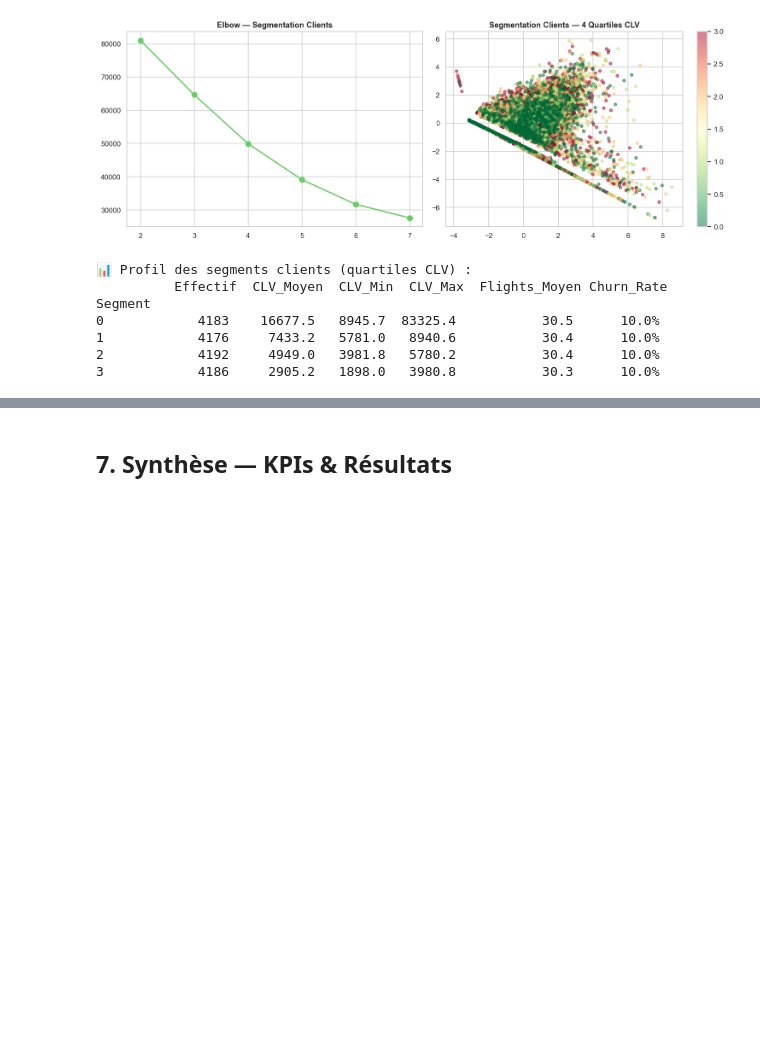
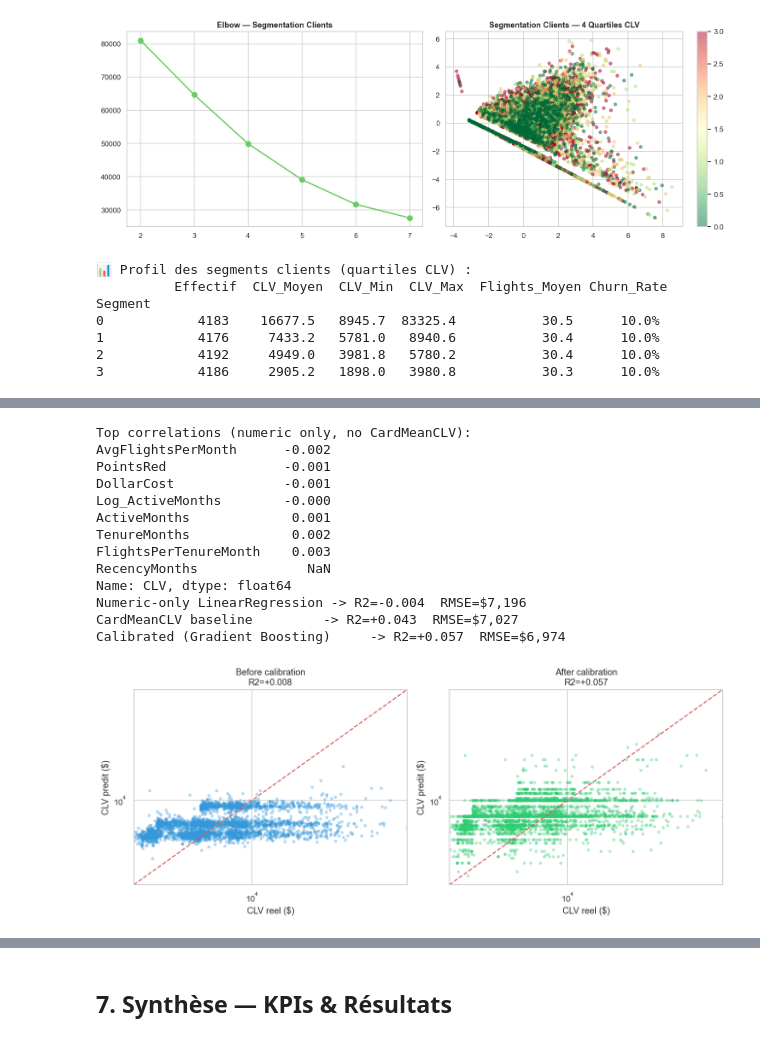
Before and after one commit to doniesgh/Airline_Datawarehouse, a Jupyter notebook: ML/Airline_ML.ipynb, the cells around one changed output, grey strips where cells are left out. Drawn from its saved outputs; the diff is of its cells as text; code cells hidden in the pictures; blank space fills up the shorter version.

```diff
--- a/ML/Airline_ML.ipynb
+++ b/ML/Airline_ML.ipynb
@@ -742 +881,65 @@ plt.tight_layout(); plt.show()
+# %%
+# ── Diagnostic: signal check (correlations + baselines) ──────────────────────
+num_corr_feats = [c for c in num_feats if c != 'CardMeanCLV']
+corr = df_clv[num_corr_feats + ['CLV']].corr()['CLV'].drop('CLV').sort_values()
+print("Top correlations (numeric only, no CardMeanCLV):")
+print(corr.tail(8).round(3))
+
+X_num = df_clv[num_corr_feats].fillna(df_clv[num_corr_feats].median())
+lin = LinearRegression()
+lin.fit(X_num.loc[train_idx], y_clv_tr)
+pred_num = lin.predict(X_num.loc[test_idx])
+r2_num = r2_score(y_clv_te, pred_num)
+rmse_num = np.sqrt(mean_squared_error(y_clv_te, pred_num))
+print(f"Numeric-only LinearRegression -> R2={r2_num:+.3f}  RMSE=${rmse_num:,.0f}")
+print(f"CardMeanCLV baseline         -> R2={r2_base:+.3f}  RMSE=${rmse_base:,.0f}")
+
+# ── Calibration: align predictions to y=x on test set ───────────────────────
+raw_pred = reg_res[best_name]['pred']
+raw_r2 = reg_res[best_name]['R2']
+raw_rmse = reg_res[best_name]['RMSE']
+
+train_pred = np.maximum(1, np.expm1(best_mdl.predict(X_clv_tr)))
+iso = IsotonicRegression(out_of_bounds='clip')
+iso.fit(train_pred, y_clv_tr)
+cal_pred = iso.predict(raw_pred)
+
+r2_cal = r2_score(y_clv_te, cal_pred)
+rmse_cal = np.sqrt(mean_squared_error(y_clv_te, cal_pred))
+print(f"Calibrated ({best_name})     -> R2={r2_cal:+.3f}  RMSE=${rmse_cal:,.0f}")
+
+fig, axes = plt.subplots(1, 2, figsize=(12, 5))
+lo = max(1, min(y_clv_te.min(), raw_pred.min(), cal_pred.min()))
+hi = max(y_clv_te.max(), raw_pred.max(), cal_pred.max())
+
+axes[0].scatter(y_clv_te, raw_pred, alpha=0.3, s=10, color='#3498db')
+axes[0].plot([lo, hi], [lo, hi], 'r--', lw=1.5)
+axes[0].set_xscale('log'); axes[0].set_yscale('log')
+axes[0].set_xlim(lo, hi); axes[0].set_ylim(lo, hi)
+axes[0].set_title(f"Before calibration\nR2={raw_r2:+.3f}")
+axes[0].set_xlabel('CLV reel ($)'); axes[0].set_ylabel('CLV predit ($)')
+
+axes[1].scatter(y_clv_te, cal_pred, alpha=0.3, s=10, color='#2ecc71')
+axes[1].plot([lo, hi], [lo, hi], 'r--', lw=1.5)
+axes[1].set_xscale('log'); axes[1].set_yscale('log')
+axes[1].set_xlim(lo, hi); axes[1].set_ylim(lo, hi)
+axes[1].set_title(f"After calibration\nR2={r2_cal:+.3f}")
+axes[1].set_xlabel('CLV reel ($)'); axes[1].set_ylabel('CLV predit ($)')
+
+plt.tight_layout(); plt.show()
+# %% [output]
+Top correlations (numeric only, no CardMeanCLV):
+AvgFlightsPerMonth      -0.002
+PointsRed               -0.001
+DollarCost              -0.001
+Log_ActiveMonths        -0.000
+ActiveMonths             0.001
+TenureMonths             0.002
+FlightsPerTenureMonth    0.003
+RecencyMonths              NaN
+Name: CLV, dtype: float64
+Numeric-only LinearRegression -> R2=-0.004  RMSE=$7,196
+CardMeanCLV baseline         -> R2=+0.043  RMSE=$7,027
+Calibrated (Gradient Boosting)     -> R2=+0.057  RMSE=$6,974
+[figure, added]
 # %% [markdown]
```
Also changed, not shown: parts of 10 cells of this notebook.
